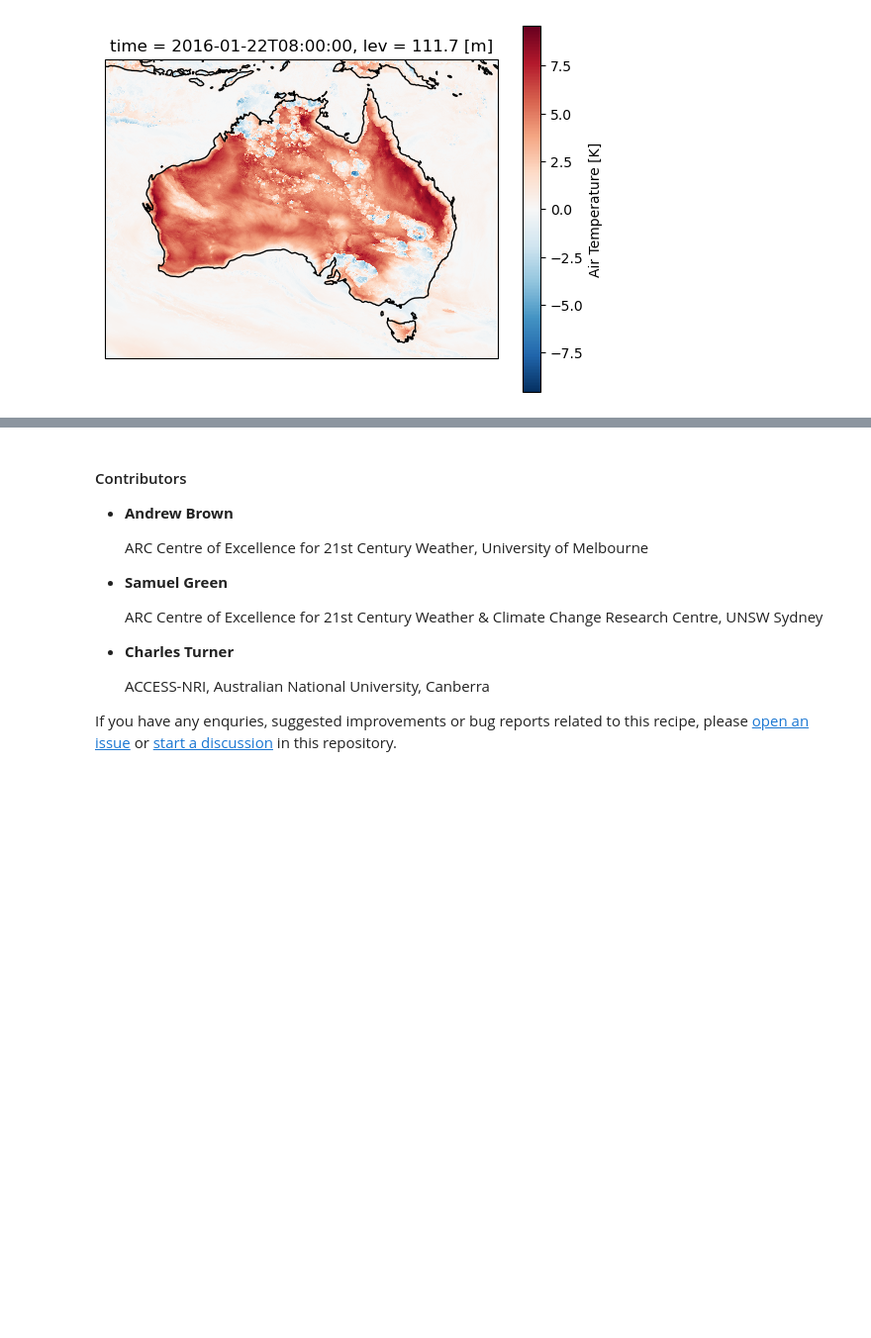
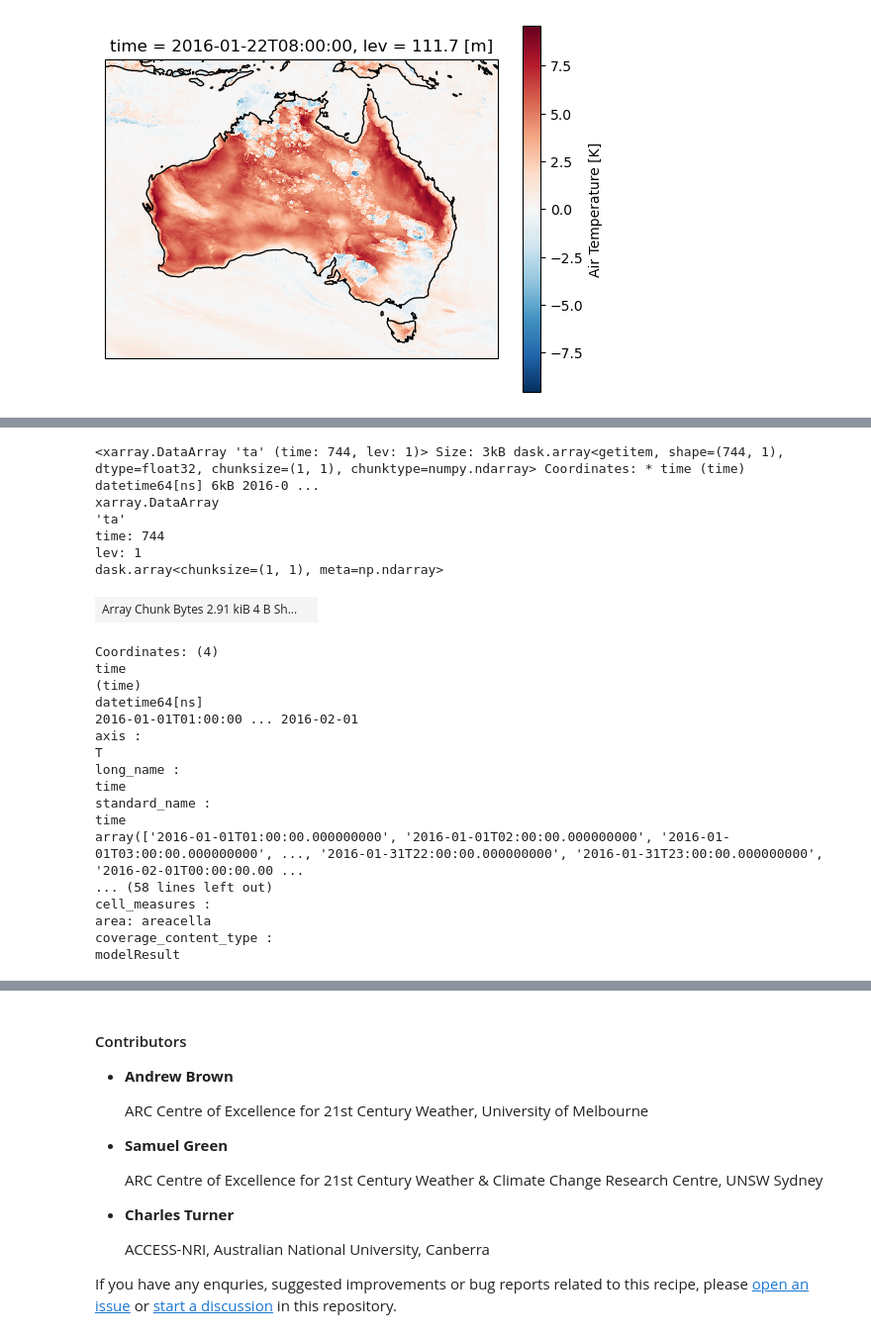
Before and after one commit to ACCESS-Community-Hub/atmosphere-cookbook, a Jupyter notebook: Recipes/AUS2200_xarray_rolling.ipynb, the cells around one changed output, grey strips where cells are left out. Shown at 99% size. Saved outputs shown, nothing was run; the diff lists cells and outputs as text; code cells hidden in the pictures; blank space fills up the shorter version.

Commit message:
Fix for dask bug (& concomitant warnings)

```diff
--- a/Recipes/AUS2200_xarray_rolling.ipynb
+++ b/Recipes/AUS2200_xarray_rolling.ipynb
@@ -234,0 +248,28 @@ ValueError: Moving window (=24) must between 1 and 23, inclusive
+# %%
+perth_ta =  aus2200_ta.sel(lat=-31.9275, lon=115.9764, method="nearest")
+perth_ta
+# %% [output]
+<xarray.DataArray 'ta' (time: 744, lev: 1)> Size: 3kB dask.array<getitem, shape=(744, 1), dtype=float32, chunksize=(1, 1), chunktype=numpy.ndarray> Coordinates: * time (time) datetime64[ns] 6kB 2016-0 ...
+xarray.DataArray
+'ta'
+time: 744
+lev: 1
+dask.array<chunksize=(1, 1), meta=np.ndarray>
+| Array Chunk Bytes 2.91 kiB 4 B Sh... |  |
+Coordinates: (4)
+time
+(time)
+datetime64[ns]
+2016-01-01T01:00:00 ... 2016-02-01
+axis :
+T
+long_name :
+time
+standard_name :
+time
+array(['2016-01-01T01:00:00.000000000', '2016-01-01T02:00:00.000000000', '2016-01-01T03:00:00.000000000', ..., '2016-01-31T22:00:00.000000000', '2016-01-31T23:00:00.000000000', '2016-02-01T00:00:00.00 ...
+... (58 lines left out)
+cell_measures :
+area: areacella
+coverage_content_type :
+modelResult
```
Also changed, not shown: parts of 6 cells of this notebook.
